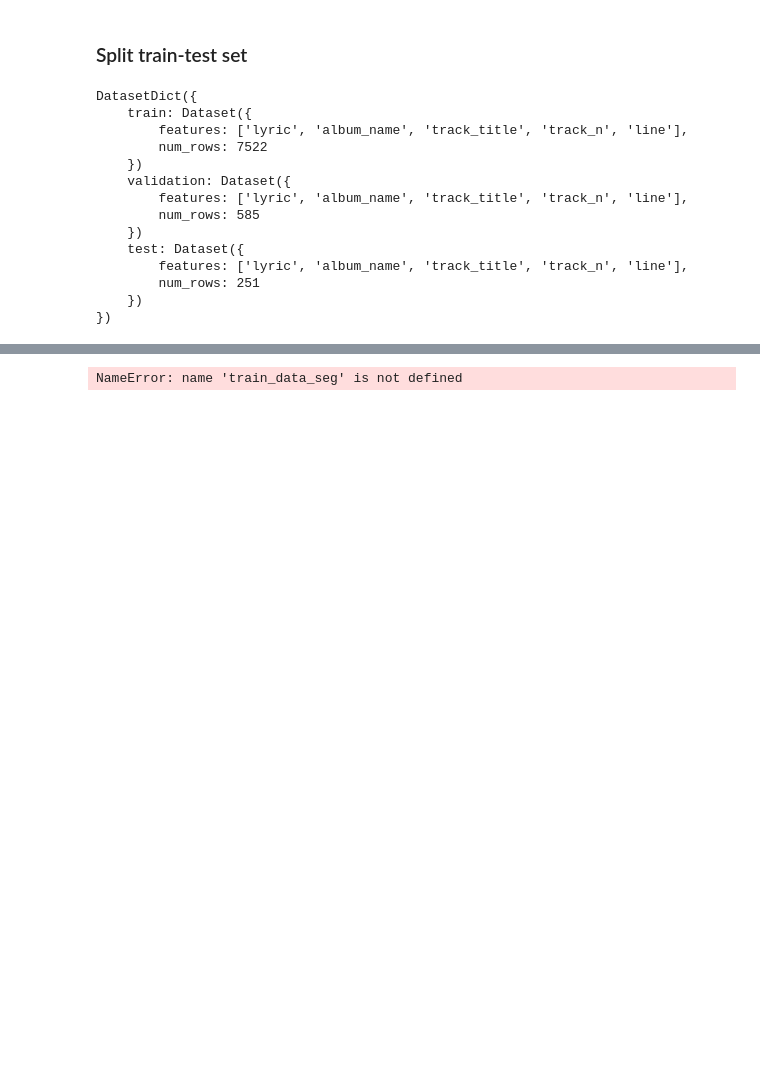
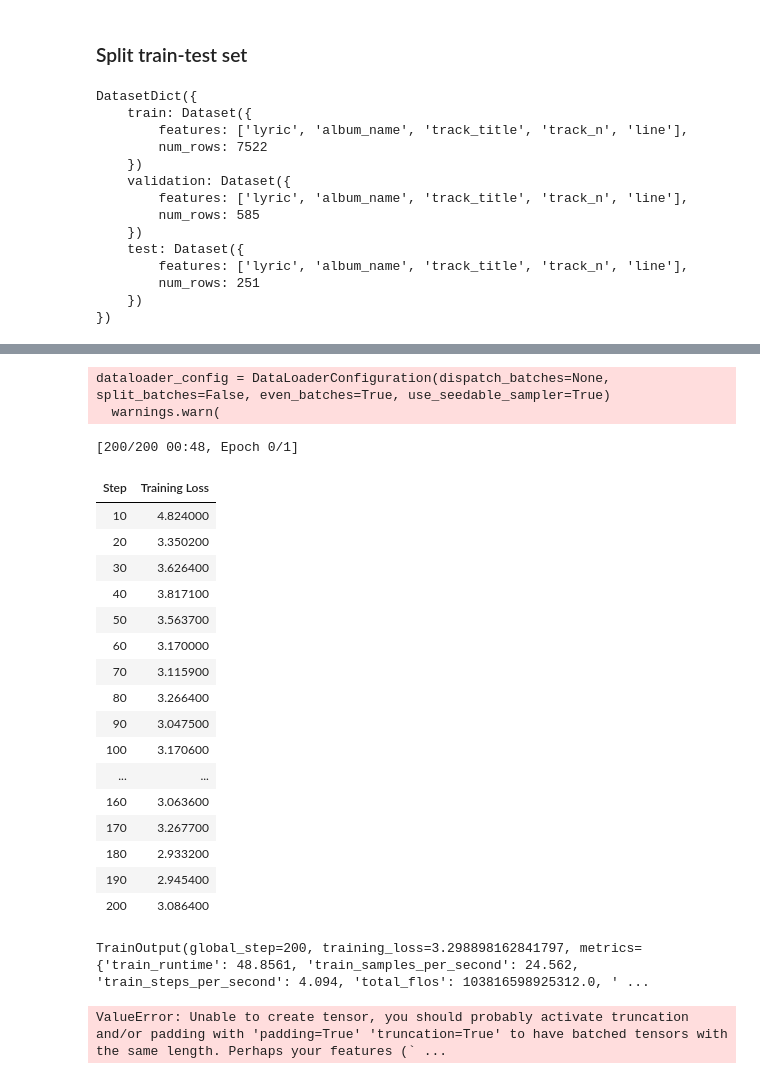
Before and after one commit to MMBazel/LO_GenAI_Workshops, a Jupyter notebook: HelloTaylorSwift.ipynb, the cells around one changed output, grey strips where cells are left out. Cells and saved outputs as stored; diff of their text form; code cells hidden in the pictures; blank space fills up the shorter version.

```diff
--- a/HelloTaylorSwift.ipynb
+++ b/HelloTaylorSwift.ipynb
@@ -170 +152,6 @@ DatasetDict({
+# %%
+train_dataset = datasets['train']
+
+# Create a new dataset with only the 'lyric' column for training
+train_lyrics_dataset = Dataset.from_dict({'text': train_dataset['lyric']})
 # %% [markdown]
@@ -246,9 +213,10 @@ ValueError: text input must be of type `str` (single example), `List[str]` (batc
 # %%
-# Setting arguments for low-rank adaptation
+# Preparing the model for low-rank adaptation (e.g., LoRA)
+# Assuming prepare_model_for_kbit_training is compatible with your model architecture
+# and does not specifically require a quantized model
+prepared_model = prepare_model_for_kbit_training(model)
 
-model = prepare_model_for_kbit_training(model)
-
-lora_alpha = 32 # The weight matrix is scaled by lora_alpha/lora_rank, so I set lora_alpha = lora_rank to remove scaling
+lora_alpha = 32
 lora_dropout = 0.05
 lora_rank = 32
 
@@ -259,11 +227,13 @@ peft_config = LoraConfig(
     bias="none",  # setting to 'none' for only training weight params instead of biases
     task_type="CAUSAL_LM")
 
-peft_model = get_peft_model(model, peft_config)
+# Assuming get_peft_model is designed to modify the model in-place or return a modified model
+# and is compatible with the unquantized model architecture
+peft_model = get_peft_model(prepared_model, peft_config)
 # %%
 # Setting training arguments
 
-output_dir = "mmbazel/tinyllama_experiment" # Model repo on your hugging face account where you want to save your model
+output_dir = "mmbazel/tinyllama_tayswifty" # Model repo on your hugging face account where you want to save your model
 per_device_train_batch_size = 3
 gradient_accumulation_steps = 2
 optim = "paged_adamw_32bit"
@@ -294,7 +264,7 @@ training_arguments = TrainingArguments(
 # %%
 trainer = SFTTrainer(
     model=peft_model,
-    train_dataset=train_data_seg,
+    train_dataset=train_lyrics_dataset,
     peft_config=peft_config,
     max_seq_length=500,
     dataset_text_field='text',
@@ -303,4 +273,44 @@ trainer = SFTTrainer(
 )
 peft_model.config.use_cache = False
 # %% [output]
-NameError: name 'train_data_seg' is not defined
+dataloader_config = DataLoaderConfiguration(dispatch_batches=None, split_batches=False, even_batches=True, use_seedable_sampler=True)
+  warnings.warn(
+# %%
+trainer.train()
+# %% [output]
+[200/200 00:48, Epoch 0/1]
+| Step | Training Loss |
+| 10 | 4.824000 |
+| 20 | 3.350200 |
+| 30 | 3.626400 |
+| 40 | 3.817100 |
+| 50 | 3.563700 |
+| 60 | 3.170000 |
+| 70 | 3.115900 |
+| 80 | 3.266400 |
+| 90 | 3.047500 |
+| 100 | 3.170600 |
+| ... | ... |
+| 160 | 3.063600 |
+| 170 | 3.267700 |
+| 180 | 2.933200 |
+| 190 | 2.945400 |
+| 200 | 3.086400 |
+TrainOutput(global_step=200, training_loss=3.298898162841797, metrics={'train_runtime': 48.8561, 'train_samples_per_second': 24.562, 'train_steps_per_second': 4.094, 'total_flos': 103816598925312.0, ' ...
+# %%
+# Access the 'test' split of the dataset
+test_dataset = datasets['test']
+
+# Create a new dataset with only the 'lyric' column for testing
+test_lyrics_dataset = Dataset.from_dict({'text': test_dataset['lyric']})
+
+# Extract a portion of the test lyrics dataset
+test_data = test_lyrics_dataset[200:700]
+
+# Extract the text data from test_data
+test_lyrics = test_data['text']
+
+# Call the generate_lyrics function with the test lyrics and model
+generate_lyrics(test_lyrics, model)
+# %% [output]
+ValueError: Unable to create tensor, you should probably activate truncation and/or padding with 'padding=True' 'truncation=True' to have batched tensors with the same length. Perhaps your features (` ...
```
Also changed, not shown: parts of 18 cells of this notebook.
